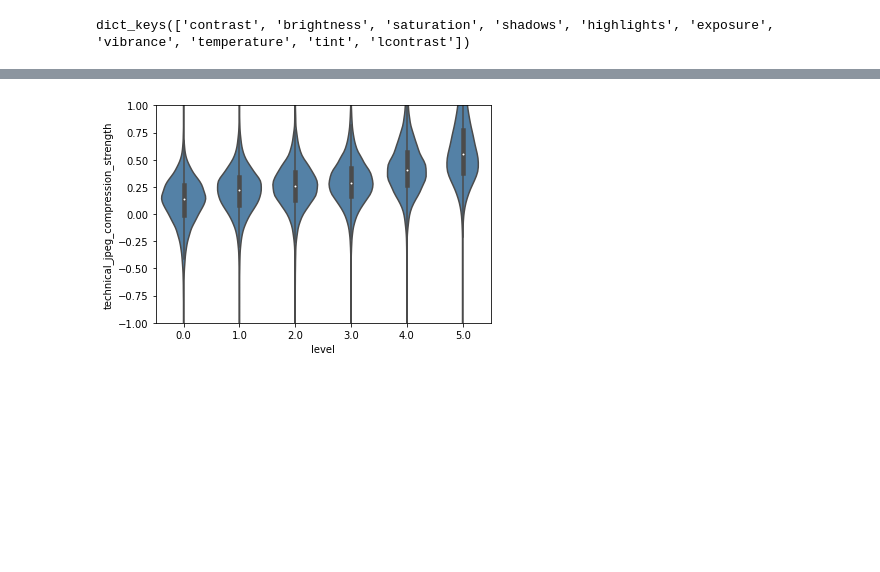
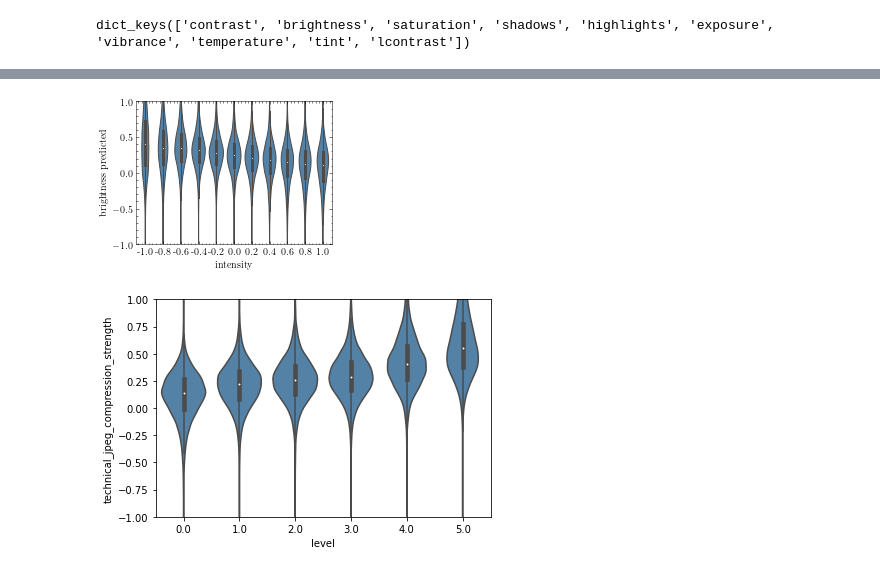
Before and after one commit to janpf/NIAA, a Jupyter notebook: analysis_code/IA_test_regress.ipynb, the cells around one changed output, grey strips where cells are left out. Cells and saved outputs as stored; diff of their text form; code cells hidden in the pictures; blank space fills up the shorter version.

```diff
--- a/analysis_code/IA_test_regress.ipynb
+++ b/analysis_code/IA_test_regress.ipynb
@@ -76,3 +105,8 @@ See the caveats in the documentation: https://pandas.pydata.org/pandas-docs/stab
+# %%
+violin_distortion("contrast", f"brightness predicted")
+plt.savefig("analysis/IA/regr_contrast_brightness.pdf")
+# %% [output]
+[figure, added]
 # %%
 dist = "jpeg_compression"
 violin_distortion(dist, f"technical_{dist}_strength")
```
Also changed, not shown: parts of 8 cells of this notebook, 7 other files.
